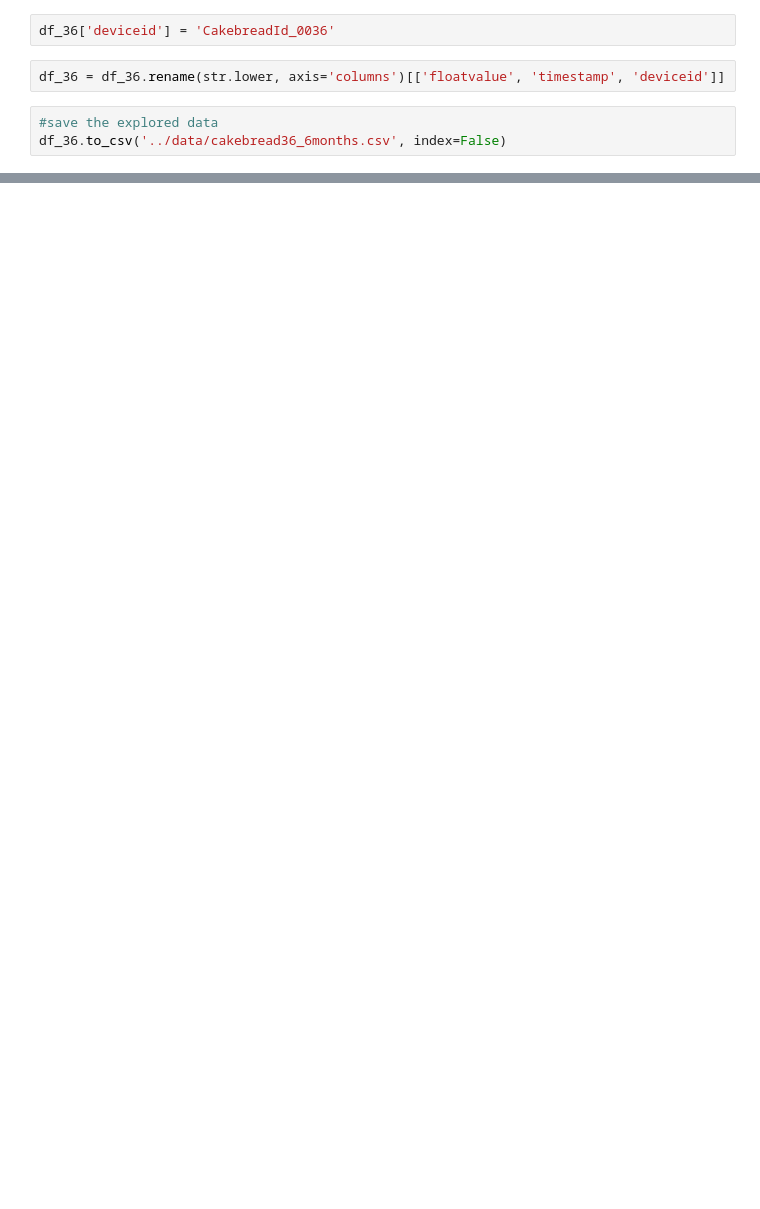
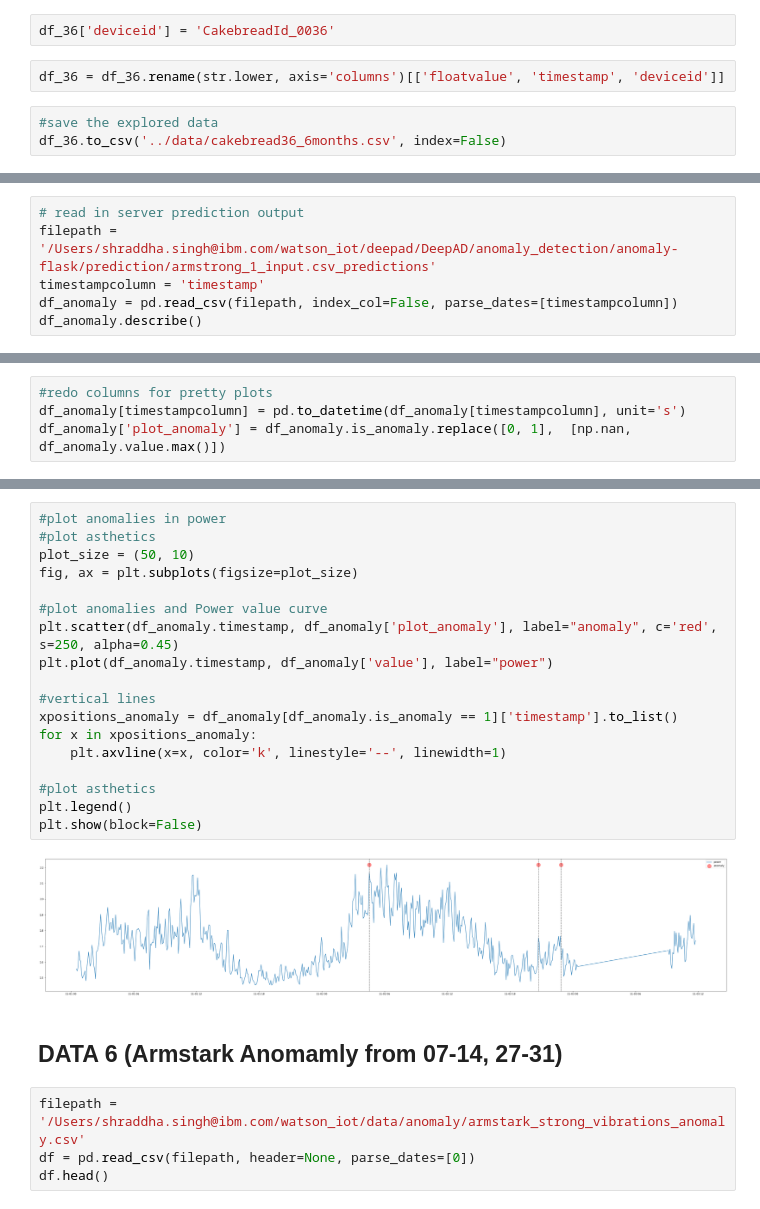
Before and after one commit to singhshraddha/ss-iotfunctions, a Jupyter notebook: notebooks/ExploringData.ipynb, the cells around one changed output, grey strips where cells are left out. Drawn from its saved outputs; the diff is of its cells as text; blank space fills up the shorter version.

```diff
--- a/notebooks/ExploringData.ipynb
+++ b/notebooks/ExploringData.ipynb
@@ -86,0 +295,6 @@ array([False])
+# %%
+# read in server prediction output
+filepath = '/Users/shraddha.singh@ibm.com/watson_iot/deepad/DeepAD/anomaly_detection/anomaly-flask/prediction/armstrong_1_input.csv_predictions'
+timestampcolumn = 'timestamp'
+df_anomaly = pd.read_csv(filepath, index_col=False, parse_dates=[timestampcolumn])
+df_anomaly.describe()
@@ -86,0 +311,4 @@ array([False])
+# %%
+#redo columns for pretty plots
+df_anomaly[timestampcolumn] = pd.to_datetime(df_anomaly[timestampcolumn], unit='s')
+df_anomaly['plot_anomaly'] = df_anomaly.is_anomaly.replace([0, 1],  [np.nan, df_anomaly.value.max()])
@@ -86,0 +336,26 @@ array([False])
+# %%
+#plot anomalies in power
+#plot asthetics
+plot_size = (50, 10)
+fig, ax = plt.subplots(figsize=plot_size)
+
+#plot anomalies and Power value curve
+plt.scatter(df_anomaly.timestamp, df_anomaly['plot_anomaly'], label="anomaly", c='red', s=250, alpha=0.45)
+plt.plot(df_anomaly.timestamp, df_anomaly['value'], label="power")
+
+#vertical lines
+xpositions_anomaly = df_anomaly[df_anomaly.is_anomaly == 1]['timestamp'].to_list()
+for x in xpositions_anomaly:
+    plt.axvline(x=x, color='k', linestyle='--', linewidth=1)
+
+#plot asthetics
+plt.legend()
+plt.show(block=False)
+# %% [output]
+[figure, added]
+# %% [markdown]
+## DATA 6 (Armstark Anomamly from 07-14, 27-31)
+# %%
+filepath = '/Users/shraddha.singh@ibm.com/watson_iot/data/anomaly/armstark_strong_vibrations_anomaly.csv'
+df = pd.read_csv(filepath, header=None, parse_dates=[0])
+df.head()
```
Also changed, not shown: parts of 53 cells of this notebook, 10 other files.
